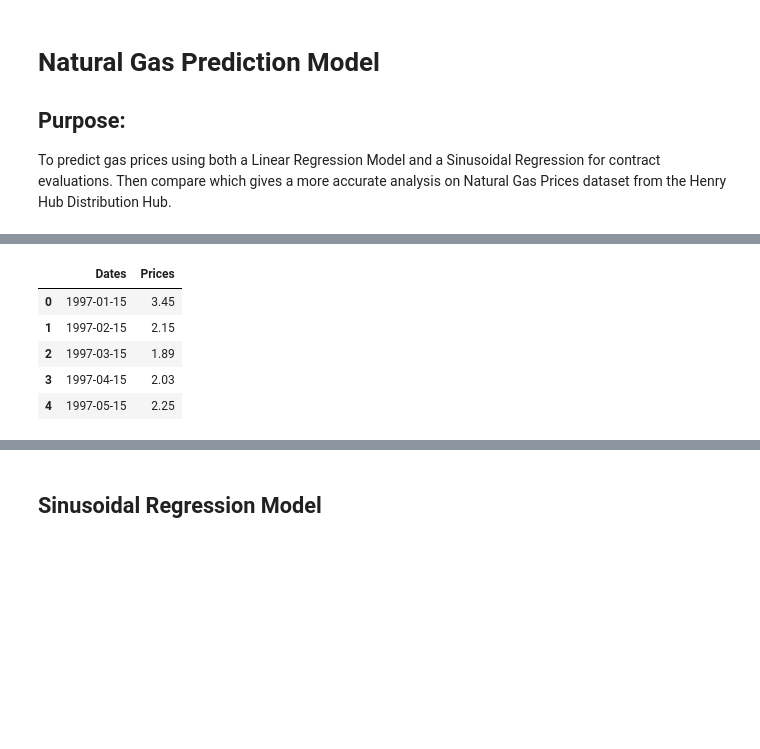
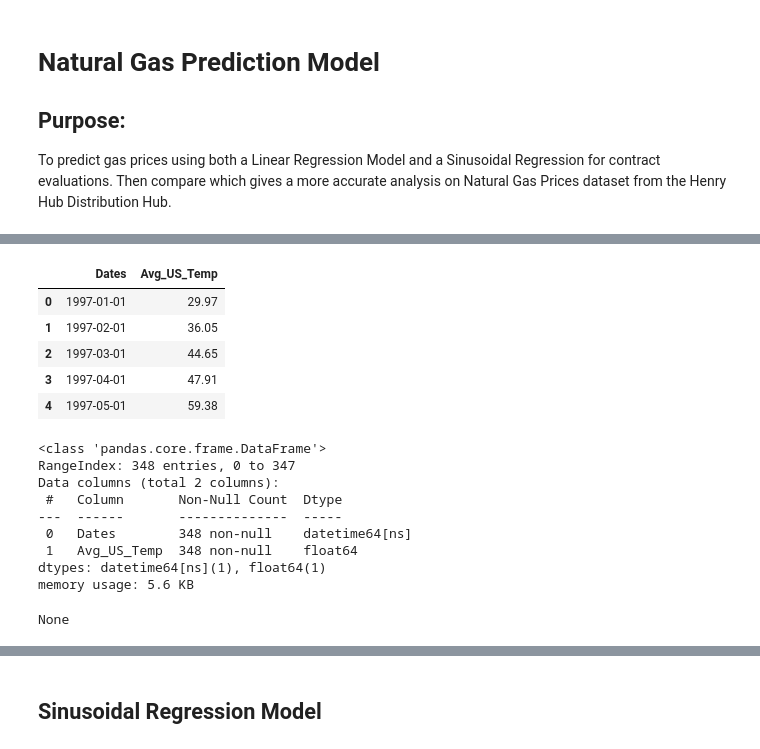
Before and after one commit to aye-ko/Natural_Gas_App, a Jupyter notebook: Natural_Gas_Prediction_Model.ipynb, the cells around one changed output, grey strips where cells are left out. Drawn from its saved outputs; the diff is of its cells as text; code cells hidden in the pictures; blank space fills up the shorter version.

```diff
--- a/Natural_Gas_Prediction_Model.ipynb
+++ b/Natural_Gas_Prediction_Model.ipynb
@@ -93,0 +142,5 @@ display(df.head())
+# %%
+# Import Temperature data
+df_Temp = pd.read_csv('data.csv', skiprows=2)
+display(df_Temp.head())
+display(df_Temp.info())
@@ -94,9 +164,25 @@ display(df.head())
 # %%
-display(df.head())
+# Rename columns and convert 'Dates' to datetime and 'Avg_US_Temp' to numeric
+df_Temp.rename(columns={'Date': 'Dates', 'Value':'Avg_US_Temp'}, inplace=True)
+df_Temp['Dates'] = df_Temp['Dates'].astype(str)  # Ensure 'Dates' is a string before parsing
+df_Temp['Dates'] = pd.to_datetime(df_Temp['Dates'], format='%Y%m', errors='coerce')  # Parse 'Dates' with the specified format
+df_Temp['Avg_US_Temp'] = pd.to_numeric(df_Temp['Avg_US_Temp'], errors='coerce')
+display(df_Temp.head())
+display(df_Temp.info())
 # %% [output]
-|  | Dates | Prices |
-| 0 | 1997-01-15 | 3.45 |
-| 1 | 1997-02-15 | 2.15 |
-| 2 | 1997-03-15 | 1.89 |
-| 3 | 1997-04-15 | 2.03 |
-| 4 | 1997-05-15 | 2.25 |
+|  | Dates | Avg_US_Temp |
+| 0 | 1997-01-01 | 29.97 |
+| 1 | 1997-02-01 | 36.05 |
+| 2 | 1997-03-01 | 44.65 |
+| 3 | 1997-04-01 | 47.91 |
+| 4 | 1997-05-01 | 59.38 |
+<class 'pandas.core.frame.DataFrame'>
+RangeIndex: 348 entries, 0 to 347
+Data columns (total 2 columns):
+ #   Column       Non-Null Count  Dtype
+---  ------       --------------  -----
+ 0   Dates        348 non-null    datetime64[ns]
+ 1   Avg_US_Temp  348 non-null    float64
+dtypes: datetime64[ns](1), float64(1)
+memory usage: 5.6 KB
+None
```
Also changed, not shown: parts of 41 cells of this notebook.
